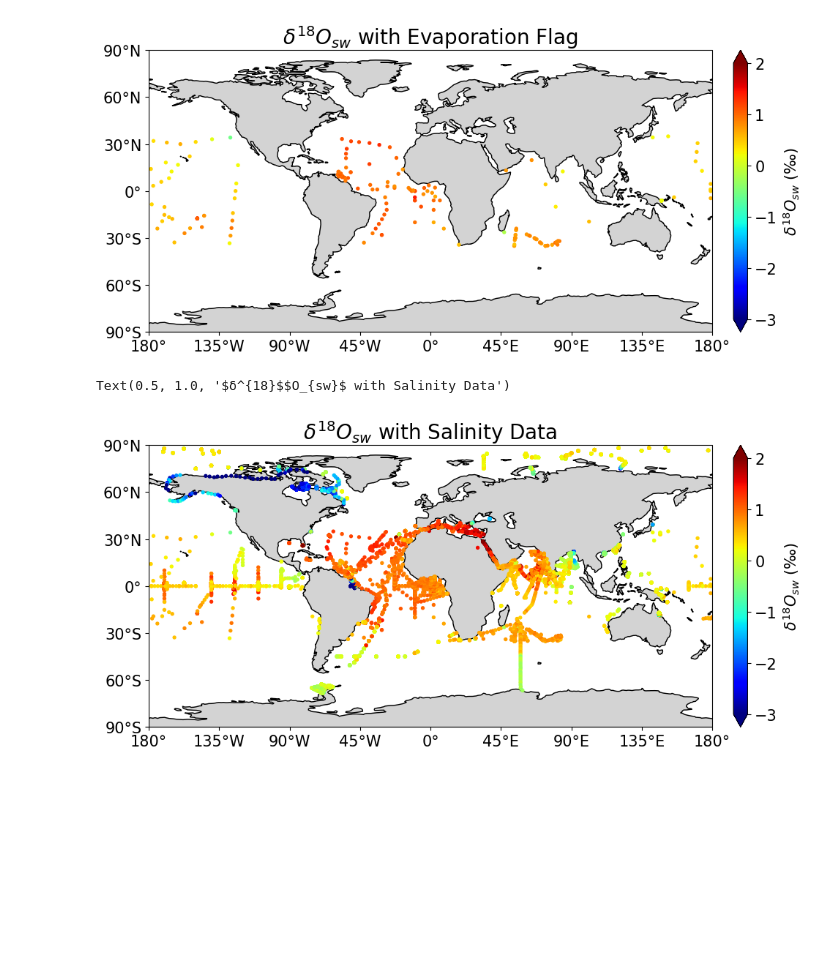
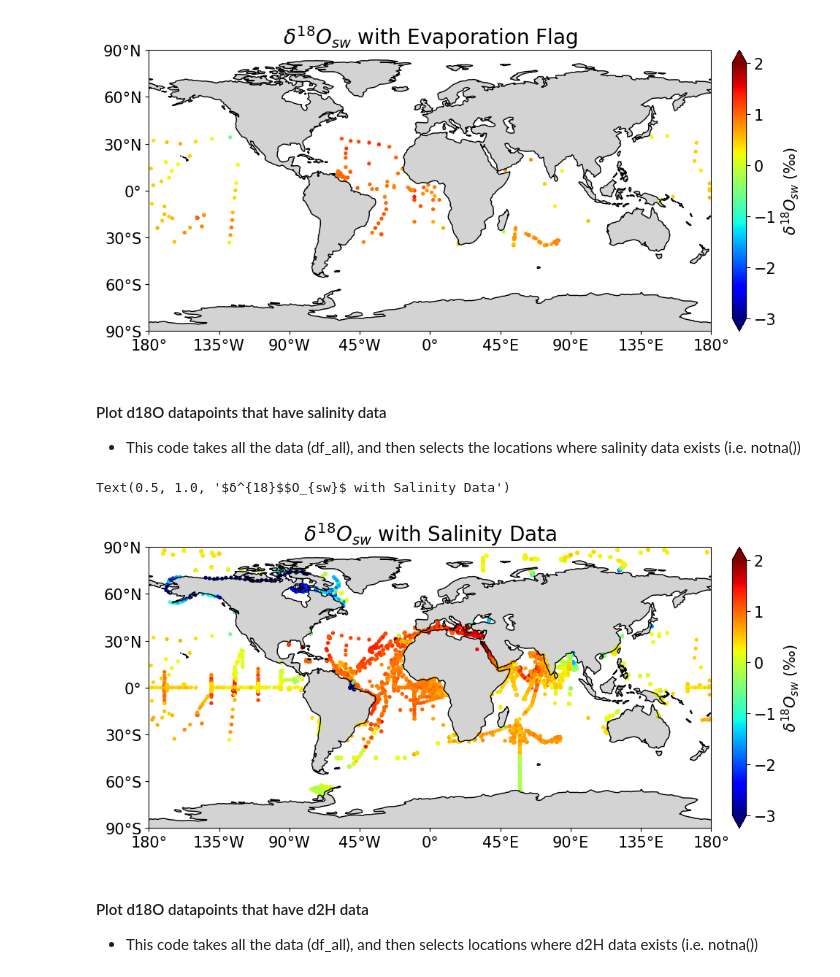
Before and after one commit to CoralHydro2k/ch2kSeawater_Database, a Jupyter notebook: CH2kSeawater_notebook.ipynb, the cells around one changed output. Saved outputs shown, nothing was run; the diff lists cells and outputs as text; code cells hidden in the pictures; blank space fills up the shorter version.

```diff
--- a/CH2kSeawater_notebook.ipynb
+++ b/CH2kSeawater_notebook.ipynb
@@ -11,9 +20,9 @@ import cartopy.feature as cfeature
 import numpy as np
 # %%
 # specify location of data
-home = '~/Downloads/'
+# home = '~/Downloads/'
+home = '/Users/jessicahargreaves/Documents/CH2k_seawater/'
 
 # load in database
-    # You will get an error that says "DtypeWarning: Columns (9,10,13,16,20,34,55) have mixed types."
-    # This is because those columns have a mixture of strings and NaN values. This is okay and will not affect plotting the data.
-seawater_database = pd.read_csv(home + 'CoralHydro2k_Seawaterd18O.csv')
+seawater_database = pd.read_csv(home + 'CoralHydro2k_Seawater_1_0_0.csv')
+# seawater_database = pd.read_csv(home + 'CoralHydro2k_Seawaterd18O.csv')
@@ -41,12 +59,15 @@ Index(['CoralHydro2k ID (Level 1)', 'QC (initials)',
 # %%
 # combine year, month, day columns of database
-all_years = seawater_database['Collection Year (Level 1)']
-all_months = seawater_database['Collection Month (Level 1)']
-all_days = seawater_database['Collection Day (Level 3)']
+all_years = seawater_database['Collection year']
+all_months = seawater_database['Collection month']
+all_days = seawater_database['Collection day']
 date_dataframe = pd.DataFrame({'year':all_years,'month':all_months,'day':all_days})
 all_dates = pd.to_datetime(date_dataframe, format='%Y-%M-%D')
 
 # add new 'Date' column to seawater database
 seawater_database['CollectionDate'] = all_dates
 
-all_times = seawater_database['Collection time (UTC; 24-hr; hh:mm:ss.sss) (Level 3)']
+all_times = seawater_database['Collection time (UTC; 24-hr; hh:mm:ss.sss)']
+
+#print out the database
+seawater_database
@@ -136,48 +182,51 @@ plt.title('$δ^{18}$$O_{sw}$ with Evaporation Flag', fontsize=20)
 # %% [output]
 Text(0.5, 1.0, '$δ^{18}$$O_{sw}$ with Evaporation Flag')
 [figure]
+# %% [markdown]
+#### Plot d18O datapoints that have salinity data
+- This code takes all the data (df_all), and then selects the locations where salinity data exists (i.e. notna())
 # %%
-# plot d18O datapoints that have salinity data
-
 # Choose a set of depths to plot
 df_all = seawater_database                                           # all depths
-#df_all = seawater_database[seawater_database['Depth (Level 1)']<=5]  # upper 5m
-#df_all = seawater_database[seawater_database['Depth (Level 1)']>5]  # below 5m
+#df_all = seawater_database[seawater_database['Depth']<=5]  # upper 5m
+#df_all = seawater_database[seawater_database['Depth']>5]  # below 5m
 
 # Select only data with paired salinity data
-df_sal = df_all[df_all['Salinity value (Level 3)'].notna()]
+df_sal = df_all[df_all['Salinity value'].notna()]
 
 # Rename columns
-df_sal = df_sal.rename(columns={"Collection Year (Level 1)": "yr", "Collection Month (Level 1)": "mo",
-                   "Latitude (decimal degrees N)* (Level 1)": "lat",
-                   "Longitude (decimal degrees E)* (Level 1)": "lon", "Depth (Level 1)": "depth",
-                   "d18O value* (Level 1)": "d18O",
-                   "Publication Citation* (Level 4)": "pubcit", "First Author": "firstauth", "Publication Year": "pubyr",
-                   "Site name or geographic area (Level 2)\n\n": "site", "Upper 5m? (y/n)": "upper5m",
-                   "Data Location (Is data publicly available and where; e.g., Hidden, GISS, PANGAEA, etc.)": "status"})
+df_sal = df_sal.rename(columns={"Collection year": "yr", "Collection month": "mo",
+                   "Latitude (decimal degrees N)": "lat",
+                   "Longitude (decimal degrees E)": "lon", "Depth": "depth",
+                   "d18O value": "d18O",
+                   "Publication Citation": "pubcit", "First Author": "firstauth", "Publication Year": "pubyr",
+                   "Site name or geographic area\n\n": "site"})
 
 sal_lats = df_sal['lat']
 sal_lons = df_sal['lon']
 sal_depths = df_sal['depth']
 sal_d18o = df_sal['d18O']
 
 fig4, ax4 = plt.subplots(figsize=(15,5), subplot_kw={'projection': ccrs.PlateCarree(central_longitude=0)})
 ax4.set_global()
 ax4.coastlines()
 ax4.add_feature(cfeature.LAND, color='lightgrey')
 ax4.set_xticks([-180,-135,-90,-45,0,45,90,135,180])
 ax4.set_yticks([-90,-60,-30,0,30,60,90])
 ax4.tick_params(labelsize=15)
 ax4.xaxis.set_major_formatter(LongitudeFormatter())
 ax4.yaxis.set_major_formatter(LatitudeFormatter())
 sal_plot = ax4.scatter(sal_lons, sal_lats, c=sal_d18o, s=8, vmin=-3, vmax=2, cmap='jet', transform=ccrs.PlateCarree())
 ax4_cbar = plt.colorbar(sal_plot, extend='both', pad =0.025)
 ax4_cbar.set_label('$δ^{18}$$O_{sw}$ (‰)', fontsize=15)
 ax4_cbar.ax.tick_params(labelsize=15)
 
 plt.title('$δ^{18}$$O_{sw}$ with Salinity Data', fontsize=20)
 # %% [output]
 Text(0.5, 1.0, '$δ^{18}$$O_{sw}$ with Salinity Data')
-[figure, old version]
+[figure, new version]
+# %% [markdown]
+#### Plot d18O datapoints that have d2H data
+- This code takes all the data (df_all), and then selects locations where d2H data exists (i.e. notna())
 # %%
 # plot d18O datapoints that have d2H data
```
Also changed, not shown: parts of 15 cells of this notebook.
